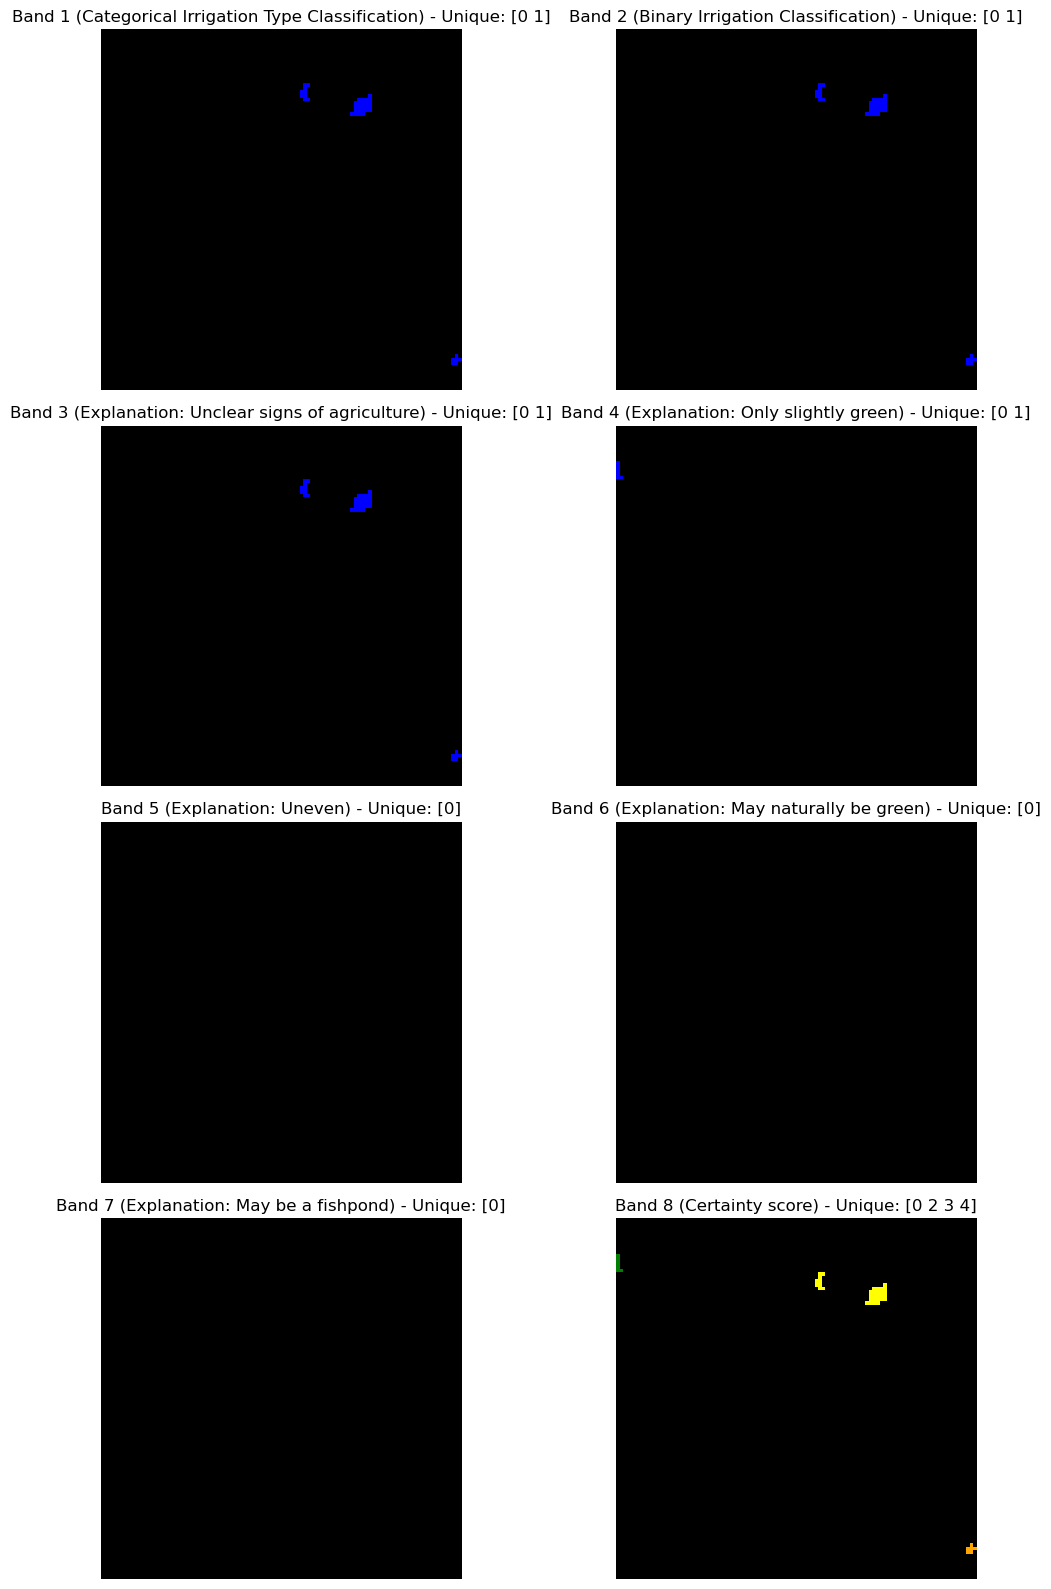
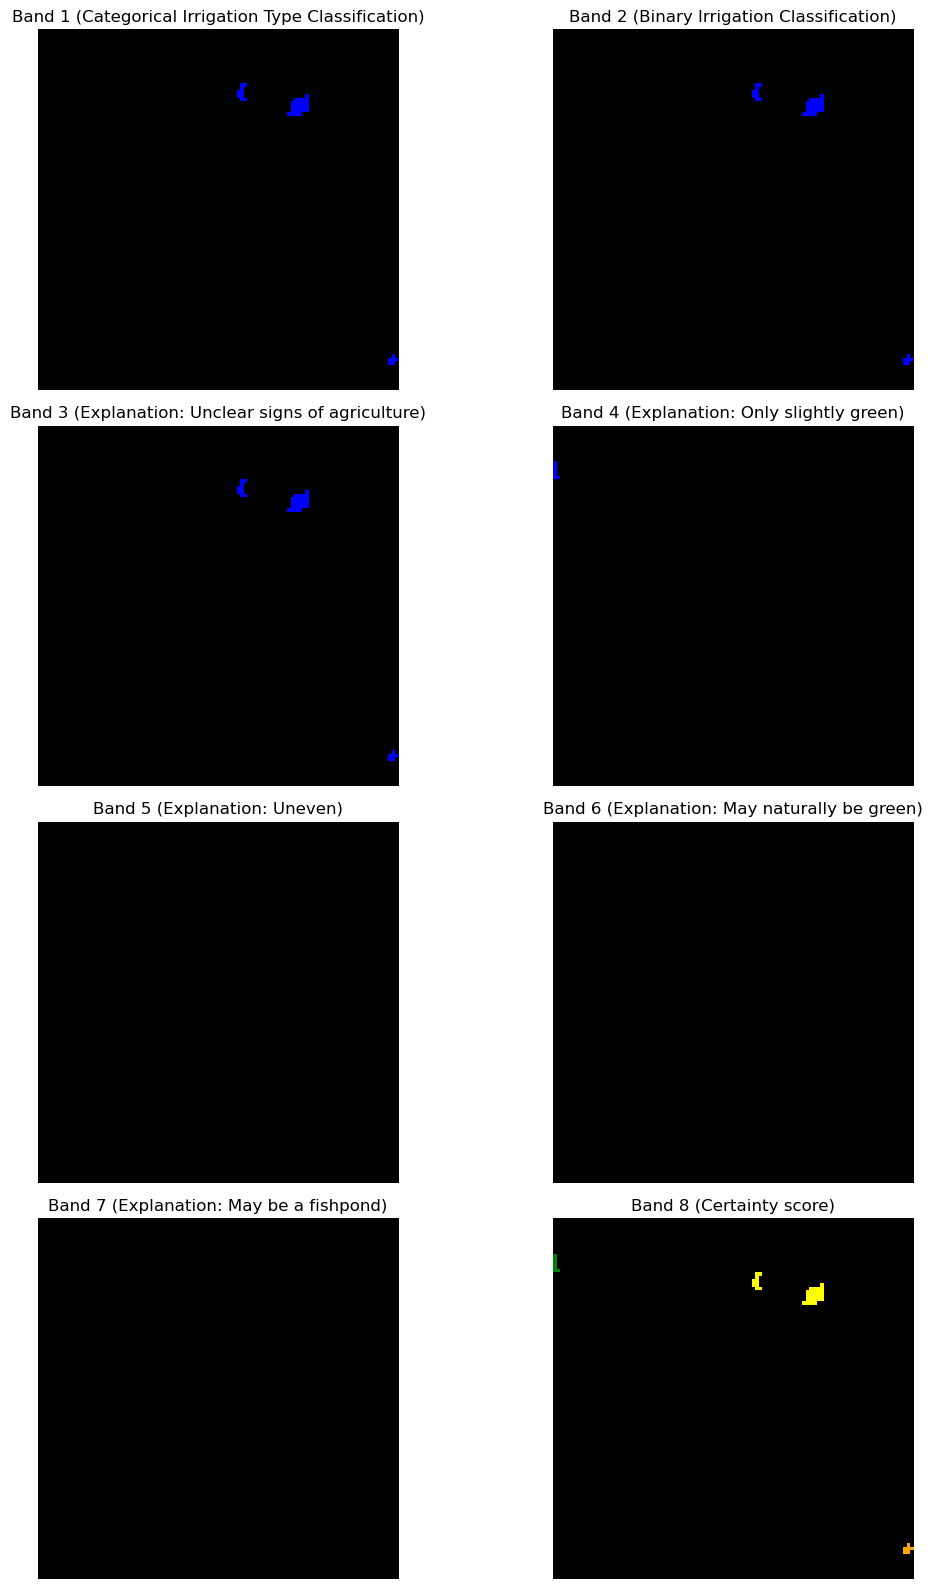
The change to this notebook cell's code, shown as a diff; its figure went from the first image to the second:
--- before
+++ after
@@ -9,5 +9,5 @@
 
 # Load TIF file
-with tifffile.TiffFile('../data/dataset/labels/' + FILE_NAME) as tif:
+with tifffile.TiffFile(FILE_PATH) as tif:
     image = tif.asarray()
 
@@ -35,5 +35,5 @@
     ax = axes[i]
     ax.imshow(image[i], cmap=cmap, vmin=0, vmax=len(colors) - 1)
-    ax.set_title(f'Band {i + 1} ({band_dict[i+1]}) - Unique: {np.unique(image[i])}', fontsize=12)
+    ax.set_title(f'Band {i + 1} ({band_dict[i+1]})', fontsize=12)
     ax.axis('off')
 

Commit: Add better description to label viz notebook